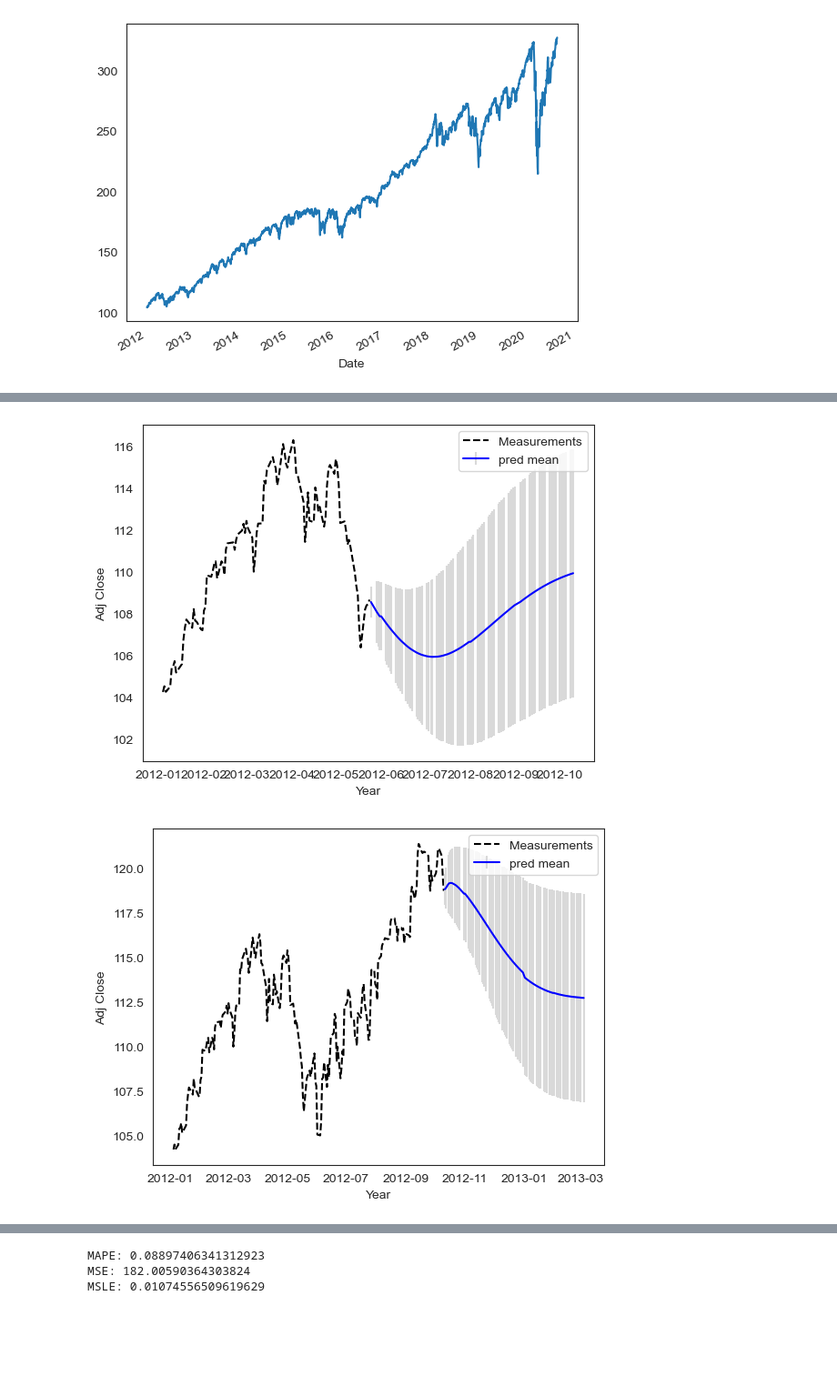
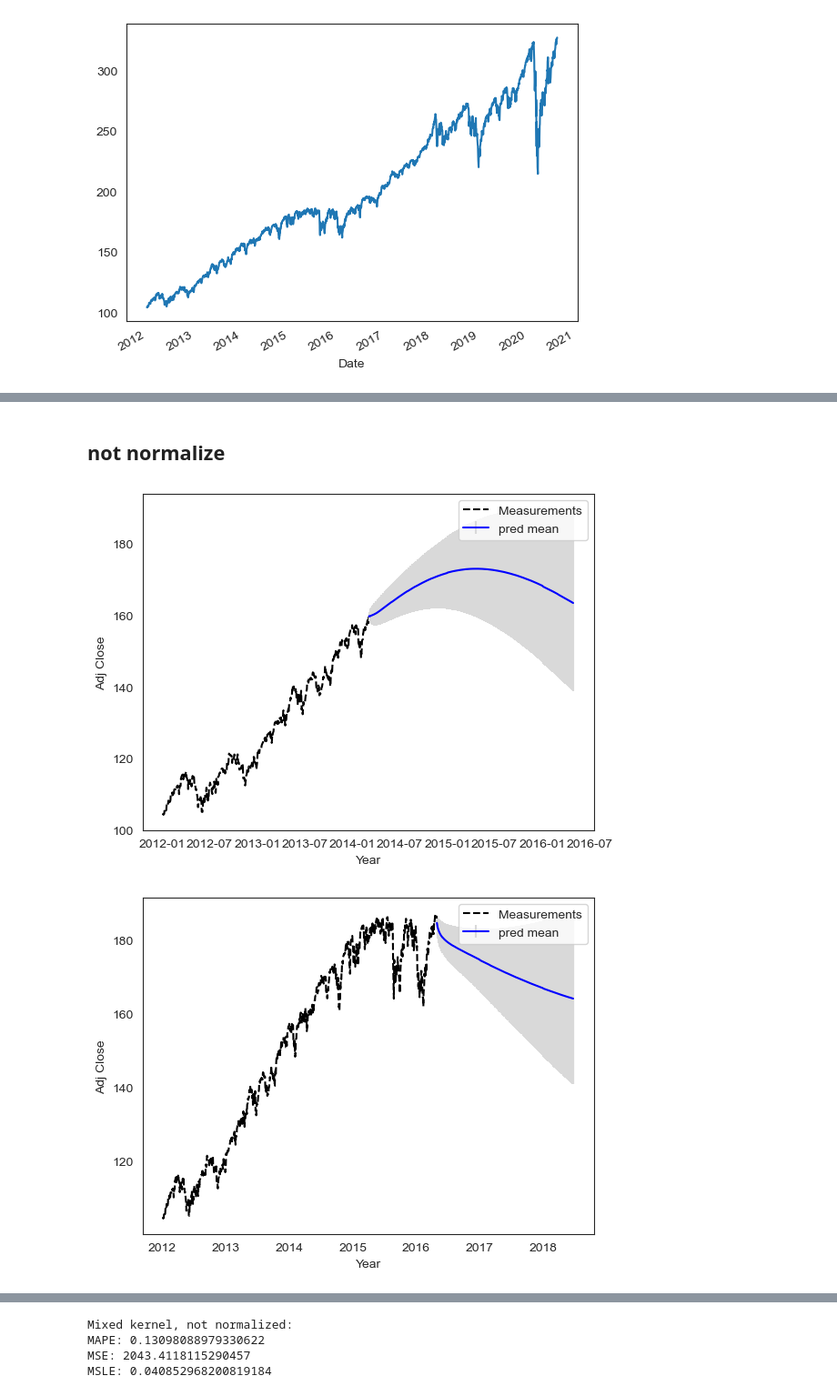
Before and after one commit to dt2229/sandp500, a Jupyter notebook: GPRegression.ipynb, the cells around one changed output, grey strips where cells are left out. Shown at 91% size. Saved outputs shown, nothing was run; the diff lists cells and outputs as text; code cells hidden in the pictures; blank space fills up the shorter version.

```diff
--- a/GPRegression.ipynb
+++ b/GPRegression.ipynb
@@ -96,5 +80,5 @@ sp500
 | 2022-10-13 | 349.209991 | 367.510010 | 348.109985 | 365.970001 | 365.970001 | 147254500 | 0.026391 |
 2713 rows × 7 columns
 # %%
-train = sp500_lag.iloc[:int(sp500_lag.shape[0]*0.8)]
-test = sp500_lag.iloc[int(sp500_lag.shape[0]*0.8):]
+train = sp500.iloc[:int(sp500.shape[0]*0.8)]
+test = sp500.iloc[int(sp500.shape[0]*0.8):]
@@ -151,5 +121,3 @@ train_cols = ['Open', 'High', 'Low', 'lag1', 'lag2', 'lag3']
 def convertTime(series):
     time = series.year  + (series.month * 30 + series.day) / 365
     return np.array(time)
-# %%
-X = convertTime(pd.to_datetime(train.index))
@@ -173,47 +124,59 @@ train.iloc
+# %% [markdown]
+## not normalize
+# %%
+long_term_trend_kernel = 252 * RBF(length_scale=1)
+seasonal_kernel = (
+    2.0**2
+    * RBF(length_scale=100.0)
+    * ExpSineSquared(length_scale=1.0, periodicity=1.0, periodicity_bounds="fixed")
+)
+irregularities_kernel = 0.5**2 * RationalQuadratic(length_scale=1.0, alpha=1.0)
+noise_kernel = 0.1**2 * RBF(length_scale=0.1) + WhiteKernel(
+    noise_level=0.1**2, noise_level_bounds=(1e-5, 1e5)
+)
+mix_kernel = (
+    long_term_trend_kernel + seasonal_kernel + irregularities_kernel + noise_kernel
+)
 # %%
 kernel = mix_kernel
 tscv = TimeSeriesSplit(n_splits=3)
-for train_index, test_index in tscv.split(X):
+mapes = []
+mses = []
+msles = []
+for train_index, test_index in tscv.split(train):
     split_train, split_test = train.iloc[train_index], train.iloc[test_index]
 
     X = convertTime(pd.to_datetime(split_train.index)).reshape(-1, 1)
     y = split_train['Adj Close'].to_numpy().reshape(-1, 1)
     y_mean = y.mean()
     X_test = convertTime(pd.to_datetime(split_test.index)).reshape(-1, 1)
     y_test = split_test['Adj Close'].to_numpy().reshape(-1, 1)
 
-    mapes = []
-    mses = []
-    msles = []
-
-    gaussian_process = GaussianProcessRegressor(kernel=kernel, normalize_y=False)
+    gaussian_process = GaussianProcessRegressor(kernel=kernel, normalize_y=False, n_restarts_optimizer=10)
     gaussian_process.fit(X, y - y_mean)
     mean_y_pred, std_y_pred = gaussian_process.predict(X_test, return_std=True)
     mean_y_pred += y_mean
     plt.plot(split_train.index, split_train['Adj Close'], color="black", linestyle="dashed", label="Measurements")
     plt.errorbar(split_test.index, mean_y_pred.reshape(1, -1)[0], yerr=std_y_pred, capsize=0,
                  ecolor=(0.85, 0.85, 0.85), fmt = "b-",
                  label="pred mean")
     plt.legend()
     plt.xlabel("Year")
     plt.ylabel("Adj Close")
     plt.show();
 
-    # print the kernel with fitted parameters
-#     print(gaussian_process.kernel_)
-#     plt.figure()
-#     plt.imshow(gaussian_process.kernel_(X))
-#     plt.colorbar()
-#     plt.title('kernel post-fitting')
-
     mapes.append(mean_absolute_percentage_error(y_test, mean_y_pred))
     mses.append(mean_squared_error(y_test, mean_y_pred))
-    msles.append(mean_squared_log_error(y_test, mean_y_pred))
+    try:
+        msles.append(mean_squared_log_error(y_test, mean_y_pred))
+    except:
+        continue
 
 # loss function
+print("Mixed kernel, not normalized:")
 print("MAPE:", np.mean(mapes))
 print("MSE:", np.mean(mses))
 print("MSLE:", np.mean(msles))
 # %% [output]
-[figure, old version]
+[figure, new version]
-[figure, old version]
+[figure, new version]
@@ -221,3 +184,4 @@ print("MSLE:", np.mean(msles))
-MAPE: 0.08897406341312923
-MSE: 182.00590364303824
-MSLE: 0.01074556509619629
+Mixed kernel, not normalized:
+MAPE: 0.13098088979330622
+MSE: 2043.4118115290457
+MSLE: 0.040852968200819184
```
Also changed, not shown: parts of 33 cells of this notebook, 5 other files.
